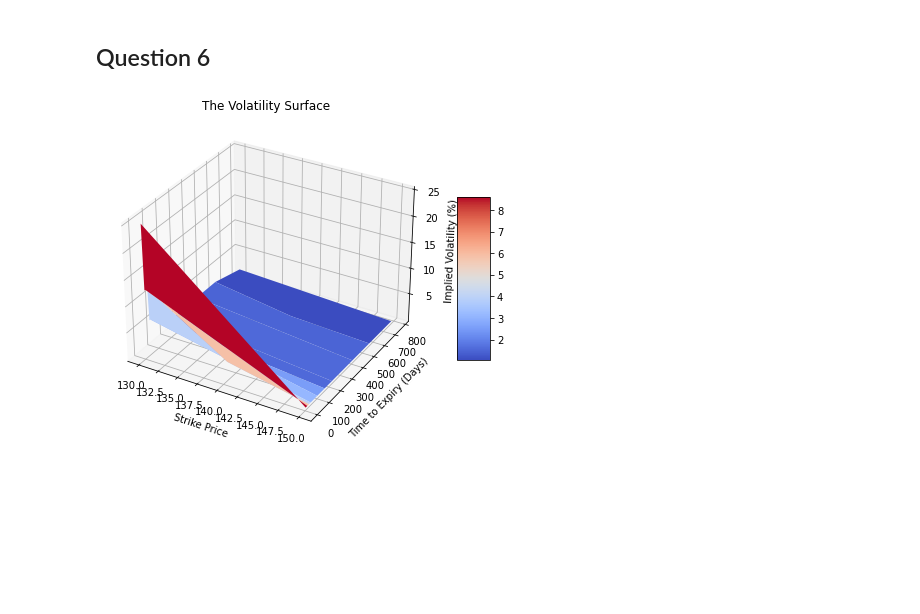
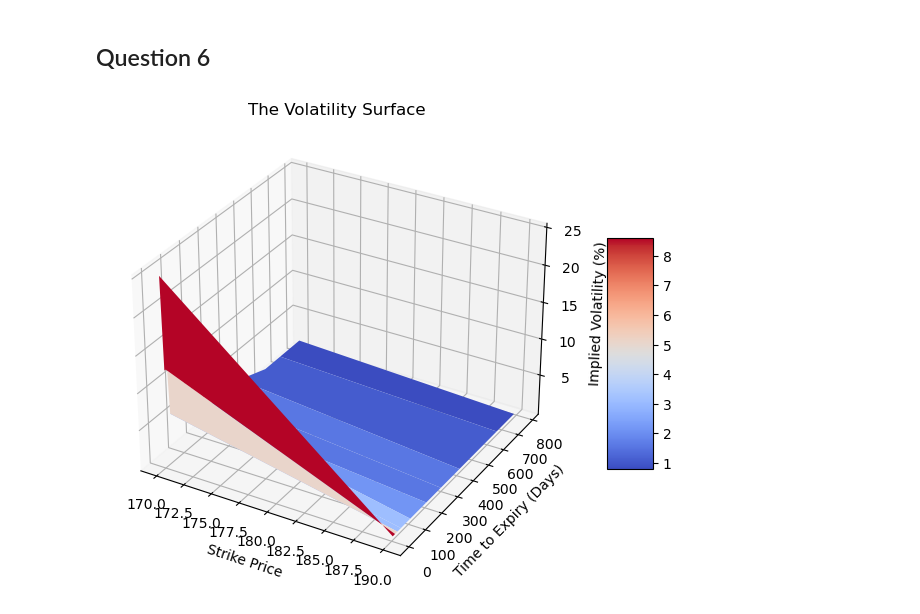
Before and after one commit to xxyyrain/CMF_25, a Jupyter notebook: Week 11/Week 11 Seminar Answers.ipynb, the cells around one changed output. Saved outputs shown, nothing was run; the diff lists cells and outputs as text; code cells hidden in the pictures; blank space fills up the shorter version.

```diff
--- a/Week 11/Week 11 Seminar Answers.ipynb
+++ b/Week 11/Week 11 Seminar Answers.ipynb
@@ -53,7 +55,7 @@ The implied volatility is 29.42 % for the one-month call with strike $ 150
 ## Question 3
 # %%
 AAPL = yf.Ticker("AAPL")
-opt = AAPL.option_chain('2023-01-06')
+opt = AAPL.option_chain('2024-01-05')
 opt.puts
 # %% [output]
 |  | contractSymbol | lastTradeDate | strike | lastPrice | bid | ask | change | percentChange | volume | ... |
@@ -78,7 +80,7 @@ import mibian
 # %%
 impliedvol = np.zeros((len(opt.puts.strike),1))
 for i in range(len(opt.puts.strike)):
-    p = mibian.Me([147.81, opt.puts.strike[i], 3.53, 0.62, 31], putPrice = opt.puts.lastPrice[i])
+    p = mibian.BS([189.97, opt.puts.strike[i], 3.53, 0.62, 31], putPrice = opt.puts.lastPrice[i])
     impliedvol [i] = p.impliedVolatility
 # %%
 fig = plt.figure()
@@ -131,6 +127,11 @@ T = ['2022-12-09','2022-12-16','2022-12-23','2022-12-30','2023-01-06',
+# %%
+import arrow
+T = ['2023-12-01', '2023-12-08', '2023-12-15', '2023-12-22', '2023-12-29', '2024-01-05', '2024-01-19', '2024-02-16',
+     '2024-03-15', '2024-04-19', '2024-06-21', '2024-07-19', '2024-09-20', '2024-12-20', '2025-01-17', '2025-06-20',
+     '2025-09-19', '2025-12-19', '2026-01-16']
 # %%
-K = np.linspace(130.00,150.00,3)
-now = arrow.get('2022-12-05')
+K = np.linspace(170.00,190.00,3)
+now = arrow.get('2023-11-25')
 days = np.zeros((len(T),1))
 impliedvol_s = np.zeros((len(K),len(days)))
 for j in range(len(days)):
@@ -142,13 +143,13 @@ for j in range(len(days)):
         impliedvol_s [i,j] = opt.puts.impliedVolatility[opt.puts.strike == K[i]]
 # %%
 fig = plt.figure(figsize=(10, 6))
-ax = fig.gca(projection='3d')
+ax = fig.add_subplot(projection='3d')
 K, days = np.meshgrid(K, days)
 surf = ax.plot_surface(K, days, impliedvol_s.T*100, rstride=2, cstride=2, cmap=plt.cm.coolwarm, linewidth=0.5, antialiased=True)
 ax.set_xlabel('Strike Price')
 ax.set_ylabel('Time to Expiry (Days)')
 ax.set_zlabel('Implied Volatility (%)')
 plt.title('The Volatility Surface')
 fig.colorbar(surf, shrink=0.5, aspect=5);
 # %% [output]
-[figure, old version]
+[figure, new version]
```
Also changed, not shown: parts of 8 cells of this notebook.
